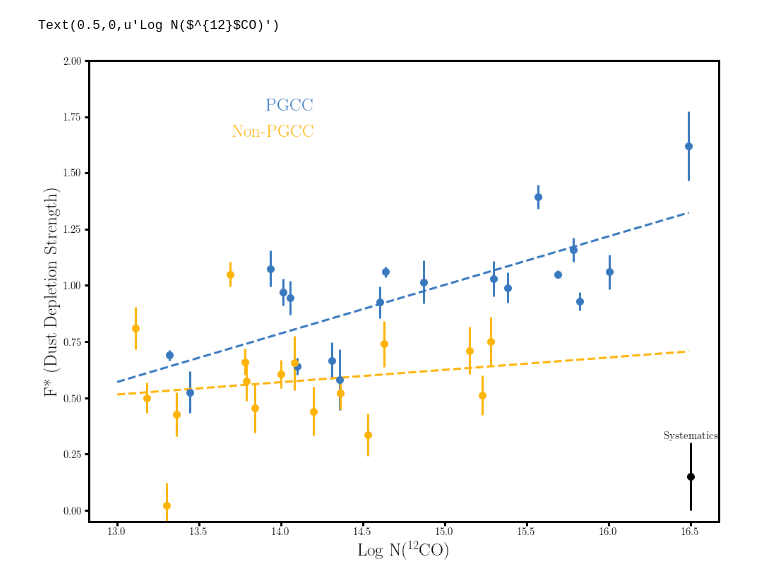
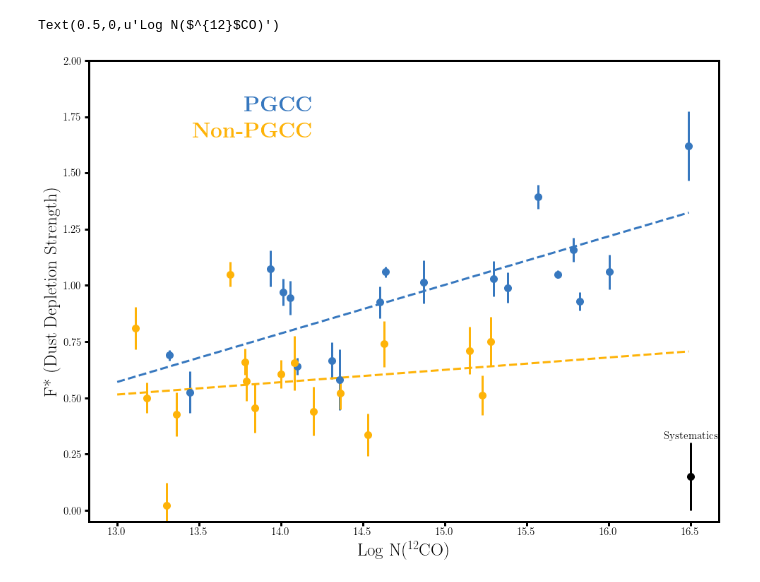
Before and after one commit to codydirks/PGCC_HST, a Jupyter notebook: DustDepletions.ipynb, the cells around one changed output. Drawn from its saved outputs; the diff is of its cells as text; code cells hidden in the pictures.

```diff
--- a/DustDepletions.ipynb
+++ b/DustDepletions.ipynb
@@ -106,15 +103,11 @@ with open('sheffer_co_h2.csv','r') as myfile:
 # %%
-# Plots all calculated F* values against a given x parameter
-
+# F* vs. CO plot
 els=['Ge','Kr','O','Ni','Mg']
 els=['Ni','O','Ge']
 cols=['r','g','b','k','y']
 el1='Ni'
 
 cut_data=all_data[(all_data['CO']>13)&(all_data['CO']<18)&(all_data['R_dist']<20)]
-
-blue=xkcd_palette(['windows blue'])[0]
-amber=xkcd_palette(['amber'])[0]
 
 fig=plt.figure(1,figsize=(16,12))
 subplt=plt.subplot(111)
@@ -128,82 +121,57 @@ for sl in cut_data.groupby('Sightline'):
     # Get strongest CO component for each sightline
     row=sl[1].sort_values('CO',ascending=False).iloc[0]
     x=row['CO']
-    #x=np.log10(np.sum([10**row[c] for c in ('C','C*','C**')]))
     f_vals=np.empty(0)
     f_errs=np.empty(0)
     el1param=element_params[element_params['El']==el1].iloc[0]
     for el2 in [y for y in els if y != el1]:
         if row[el2]>0:
             el2param=element_params[element_params['El']==el2].iloc[0]
-            f,f_err=get_f_star(el1param,el2param,row[el1],row[el2],row[el1+'_err'],row[el2+'_err'])
+            f,f_err=calc_f(el1param,el2param,row[el1],row[el2],row[el1+'_err'],row[el2+'_err'])
             f_vals=np.concatenate([f_vals,[f]])
             f_errs=np.concatenate([f_errs,[f_err]])
-            #subplt.plot(row[x],f,marker='o',color=cols[els.index(el2)])
+    f=np.mean(f_vals)
     f_err=np.sqrt(np.sum(f_errs**2))
-    subplt.errorbar(x,np.mean(f_vals),yerr=f_err,marker='o',color=blue,markersize=10)
-    #subplt.text(x,np.mean(f_vals),row['Sightline'])
+    subplt.errorbar(x,f,yerr=f_err,marker='o',color=blue,markersize=10)
     fit1x=np.concatenate([fit1x,[x]])
-    fit1y=np.concatenate([fit1y,[np.mean(f_vals)]])
-    #subplt.text(x,1.95,row['Sightline'],rotation=90,horizontalalignment='center',verticalalignment='top')
+    fit1y=np.concatenate([fit1y,[f]])
+
 
 
 # Plots F* vs. CO in red for other sightlines (i.e. those not in my sample) from Jenkins x Sheffer sample
 fit2x=np.empty(0)
 fit2y=np.empty(0)
 for idx,row in element_data[(element_data['El']=='CO') & (element_data['logNx']>0)].iterrows():
     x=row['logNx']
     el1row=element_data[(element_data['HD']==row['HD']) & (element_data['El']==el1)]
     el1param=element_params[element_params['El']==el1].iloc[0]
     if len(el1row)>0:
-        el1row=el1row.iloc[0]
-        el1n=el1row['logNx']
-        el1_frac_err=(el1row['B_logNx']-el1row['b_logNx'])/2.
-        el1err=np.log10(el1_frac_err/0.434)+el1n
-        f_vals=np.empty(0)
-        f_errs=np.empty(0)
-        for el2 in [y for y in els if y != el1]:
-            el2row=element_data[(element_data['HD']==row['HD']) & (element_data['El']==el2)]
-            el2param=element_params[element_params['El']==el2].iloc[0]
-            if len(el2row)>0:
-                el2row=el2row.iloc[0]
-                el2n=el2row['logNx']
-                el2_frac_err=(el2row['B_logNx']-el2row['b_logNx'])/2.
-                el2err=np.log10(el2_frac_err/0.434)+el2n
-                f,f_err=get_f_star(el1param,el2param,el1n,el2n,el1err,el2err)
-                f_vals=np.concatenate([f_vals,[f]])
-                f_errs=np.concatenate([f_errs,[f_err]])
-                #subplt.plot(co,f,marker='x',color=cols[els.index(el2)])
-        f_err=np.sqrt(np.sum(f_errs**2))
-        subplt.errorbar(x,np.mean(f_vals),yerr=f_err,marker='o',color=amber,markersize=10)
-        #subplt.text(x,np.mean(f_vals),row['Sightline'])
+        f,f_err=get_f_star(element_data,element_params,row['HD'],els)
+        subplt.errorbar(x,f,yerr=f_err,marker='o',color=amber,markersize=10)
         fit2x=np.concatenate([fit2x,[x]])
-        fit2y=np.concatenate([fit2y,[np.mean(f_vals)]])
+        fit2y=np.concatenate([fit2y,[f]])
 
 fit1=linregress(x=fit1x,y=fit1y)
 fit2=linregress(x=fit2x,y=fit2y)
 
 trendx=np.arange(13,16.5,0.01)
 y1=fit1.slope*trendx+fit1.intercept
 y2=fit2.slope*trendx+fit2.intercept
 subplt.plot(trendx,y1,color=blue,linestyle='--',lw=3)
 subplt.plot(trendx,y2,color=amber,linestyle='--',lw=3)
 
 # Systematics Legend
 subplt.errorbar(16.5,0.15,yerr=0.15,marker='o',color='k',markersize=10)
 subplt.text(16.5,0.32,'Systematics',horizontalalignment='center',fontsize=15)
 
-#subplt.plot(13,1.8,marker='o',color=blue,markersize=20)
-subplt.text(14.2,1.8,'PGCC',fontsize=25,weight='bold',verticalalignment='center',horizontalalignment='right',color=blue)
-#subplt.plot(13,1.7,marker='o',color=amber,markersize=20)
-subplt.text(14.2,1.68,'Non-PGCC',fontsize=25,weight='bold',verticalalignment='center',horizontalalignment='right',color=amber)
+subplt.text(14.2,1.8,'\\textbf{PGCC}',fontsize=30,va='center',ha='right',color=blue)
+subplt.text(14.2,1.68,'\\textbf{Non-PGCC}',fontsize=30,va='center',ha='right',color=amber)
 
-#subplt.set_xlim(12.9,16.8)
 subplt.set_ylim(-0.05)
 subplt.tick_params(axis='both', which='major', labelsize=15)
 subplt.set_ylabel('F* (Dust Depletion Strength)',fontsize=25)
 subplt.set_xlabel('Log N($^{12}$CO)',fontsize=25)
-#plt.savefig('/Users/codydirks/Desktop/dustco.pdf')
 # %% [output]
 Text(0.5,0,u'Log N($^{12}$CO)')
-[figure, old version]
+[figure, new version]
 # %%
```
Also changed, not shown: parts of 6 cells of this notebook, 2 other files.
